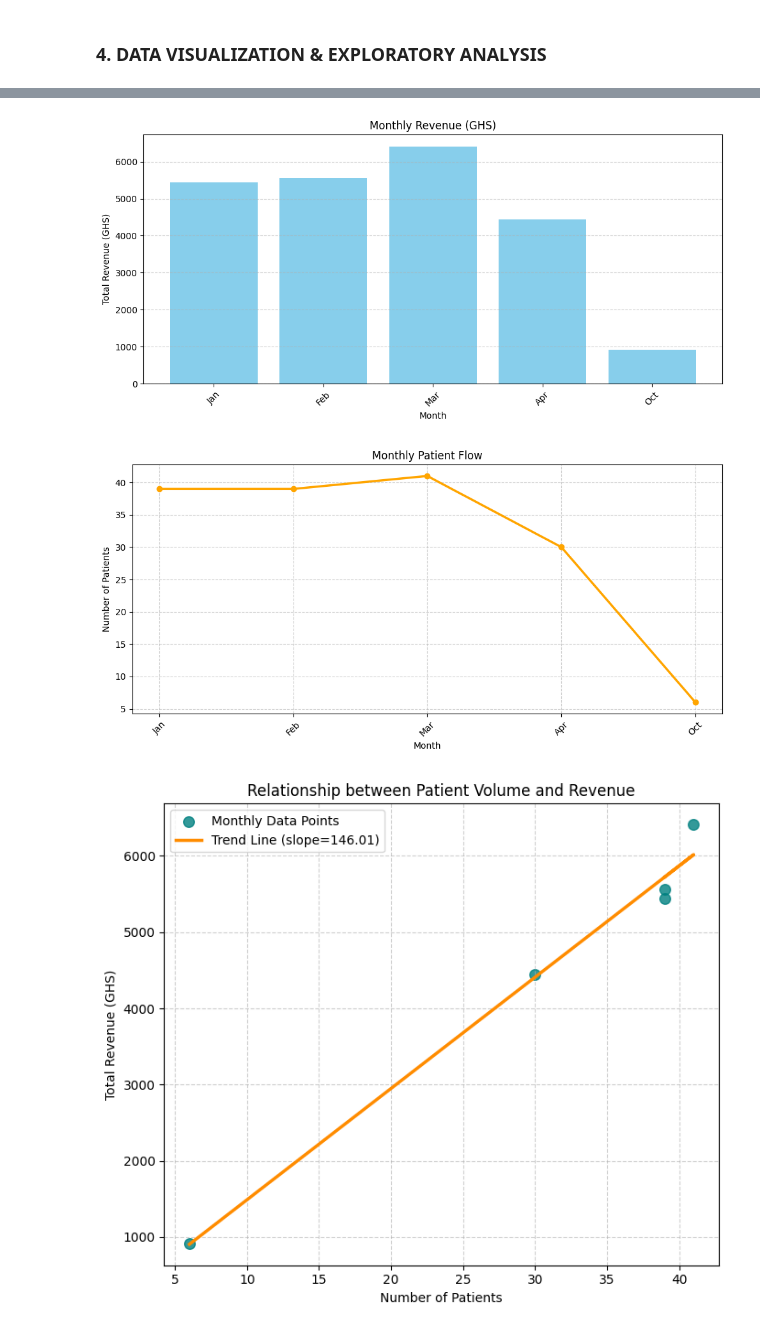
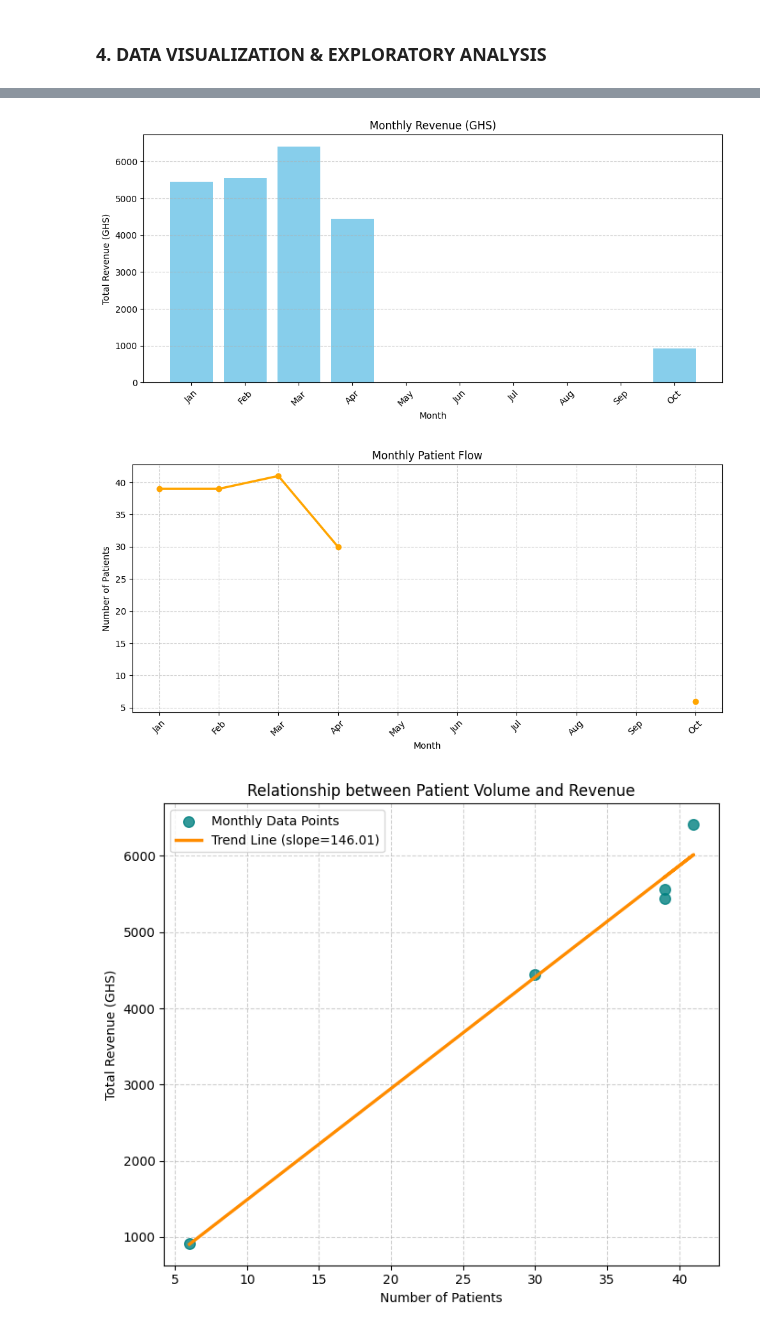
Before and after one commit to aquashie14/Med_Lab_Analysis, a Jupyter notebook: Notebooks/MLA.ipynb, the cells around one changed output, grey strips where cells are left out. Drawn from its saved outputs; the diff is of its cells as text; code cells hidden in the pictures.

```diff
--- a/Notebooks/MLA.ipynb
+++ b/Notebooks/MLA.ipynb
@@ -394,15 +433,21 @@ plt.show()
 # %%
-import matplotlib.pyplot as plt
-import numpy as np
+# Ensure Month exists
+lab_data['Date'] = pd.to_datetime(lab_data['Date'], errors='coerce')
+lab_data['Month'] = lab_data['Date'].dt.strftime('%b')
 
-# --- Prepare data ---
-monthly_rev = lab_data.groupby('Month')['Price (GHS)'].sum()
-monthly_patients = lab_data.groupby('Month')['Patient ID'].count()
+# Monthly aggregates
+monthly_rev_raw = lab_data.groupby('Month')['Price (GHS)'].sum()
+monthly_patients_raw = lab_data.groupby('Month')['Patient ID'].count()
 
-# Optional: keep months ordered chronologically
+# Order months and align indices
 month_order = ['Jan','Feb','Mar','Apr','May','Jun','Jul','Aug','Sep','Oct','Nov','Dec']
-monthly_rev = monthly_rev.reindex(month_order).dropna()
-monthly_patients = monthly_patients.reindex(month_order).dropna()
+monthly_rev = monthly_rev_raw.reindex(month_order)
+monthly_patients = monthly_patients_raw.reindex(month_order)
+
+# Keep only months present in both series for the correlation plot
+common_idx = monthly_rev.dropna().index.intersection(monthly_patients.dropna().index)
+x = monthly_patients.loc[common_idx].values
+y = monthly_rev.loc[common_idx].values
 
 # --- Chart 1: Monthly Revenue ---
 plt.figure(figsize=(10, 5))
@@ -411,42 +456,37 @@ plt.title('Monthly Revenue (GHS)')
 plt.xlabel('Month')
 plt.ylabel('Total Revenue (GHS)')
 plt.xticks(rotation=45)
 plt.grid(axis='y', linestyle='--', alpha=0.6)
 plt.tight_layout()
+plt.savefig('Monthly_Revenue.png', bbox_inches='tight')
 plt.show()
 
 # --- Chart 2: Monthly Patient Flow ---
 plt.figure(figsize=(10, 5))
 plt.plot(monthly_patients.index, monthly_patients.values, color='orange', marker='o', linewidth=2.5)
 plt.title('Monthly Patient Flow')
 plt.xlabel('Month')
 plt.ylabel('Number of Patients')
 plt.xticks(rotation=45)
 plt.grid(True, linestyle='--', alpha=0.6)
 plt.tight_layout()
+plt.savefig('Monthly_Patient_Flow.png', bbox_inches='tight')
 plt.show()
 
-# --- Chart 3: Correlation between Revenue and Patient Flow ---
+# --- Chart 3: Revenue vs Patient Flow (Correlation) ---
 plt.figure(figsize=(7, 6))
-x = monthly_patients.values
-y = monthly_rev.values
-
-# Scatter plot
 plt.scatter(x, y, color='teal', s=70, alpha=0.8, label='Monthly Data Points')
-
-# Fit regression line
 m, b = np.polyfit(x, y, 1)
 plt.plot(x, m*x + b, color='darkorange', linewidth=2.5, label=f'Trend Line (slope={m:.2f})')
-
-# Labels & formatting
 plt.title('Relationship between Patient Volume and Revenue')
 plt.xlabel('Number of Patients')
 plt.ylabel('Total Revenue (GHS)')
 plt.grid(True, linestyle='--', alpha=0.6)
 plt.legend()
 plt.tight_layout()
+plt.savefig('Revenue_vs_Patient_Flow.png', bbox_inches='tight')
 plt.show()
 # %% [output]
-[figure, old version]
+[figure, new version]
-[figure, old version]
+[figure, new version]
 [figure]
```
Also changed, not shown: parts of 16 cells of this notebook, 9 other files.
